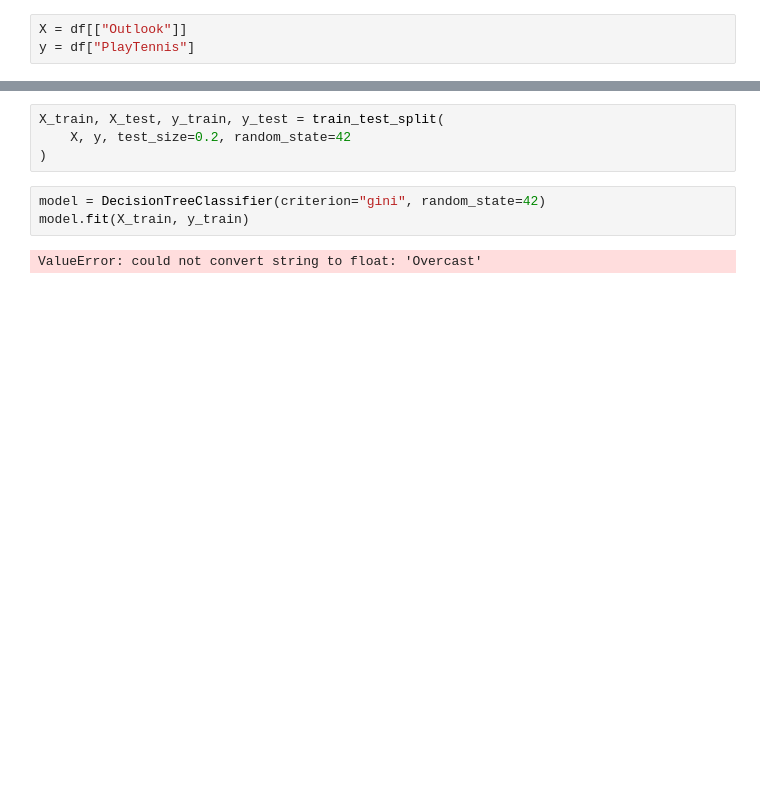
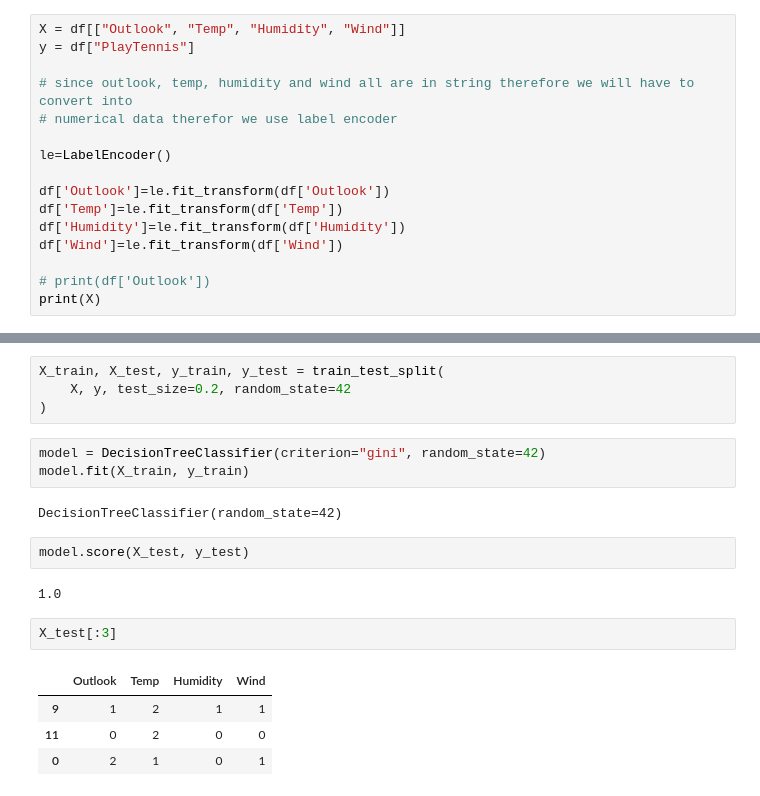
Before and after one commit to HAKUPA11/PYTHON_PDF-NUMPY-PANDAS-MAT-SEABORN-ETC-, a Jupyter notebook: UNIT3/DECISION_TREE.ipynb, the cells around one changed output, grey strips where cells are left out. Drawn from its saved outputs; the diff is of its cells as text; blank space fills up the shorter version.

Commit message:
updated decision tree few theory is yet to be written however

```diff
--- a/UNIT3/DECISION_TREE.ipynb
+++ b/UNIT3/DECISION_TREE.ipynb
@@ -49,5 +50,18 @@ df.head()
 | 3 | D4 | Rain | Mild | High | Weak | Yes |
 | 4 | D5 | Rain | Cool | Normal | Weak | Yes |
 # %%
-X = df[["Outlook"]]
+X = df[["Outlook", "Temp", "Humidity", "Wind"]]
 y = df["PlayTennis"]
+
+# since outlook, temp, humidity and wind all are in string therefore we will have to convert into
+# numerical data therefor we use label encoder
+
+le=LabelEncoder()
+
+df['Outlook']=le.fit_transform(df['Outlook'])
+df['Temp']=le.fit_transform(df['Temp'])
+df['Humidity']=le.fit_transform(df['Humidity'])
+df['Wind']=le.fit_transform(df['Wind'])
+
+# print(df['Outlook'])
+print(X)
@@ -59,4 +89,15 @@ X_train, X_test, y_train, y_test = train_test_split(
 model = DecisionTreeClassifier(criterion="gini", random_state=42)
 model.fit(X_train, y_train)
 # %% [output]
-ValueError: could not convert string to float: 'Overcast'
+DecisionTreeClassifier(random_state=42)
+# %%
+model.score(X_test, y_test)
+# %% [output]
+1.0
+# %%
+X_test[:3]
+# %% [output]
+|  | Outlook | Temp | Humidity | Wind |
+| 9 | 1 | 2 | 1 | 1 |
+| 11 | 0 | 2 | 0 | 0 |
+| 0 | 2 | 1 | 0 | 1 |
```
Also changed, not shown: parts of 4 cells of this notebook, 2 other files.
